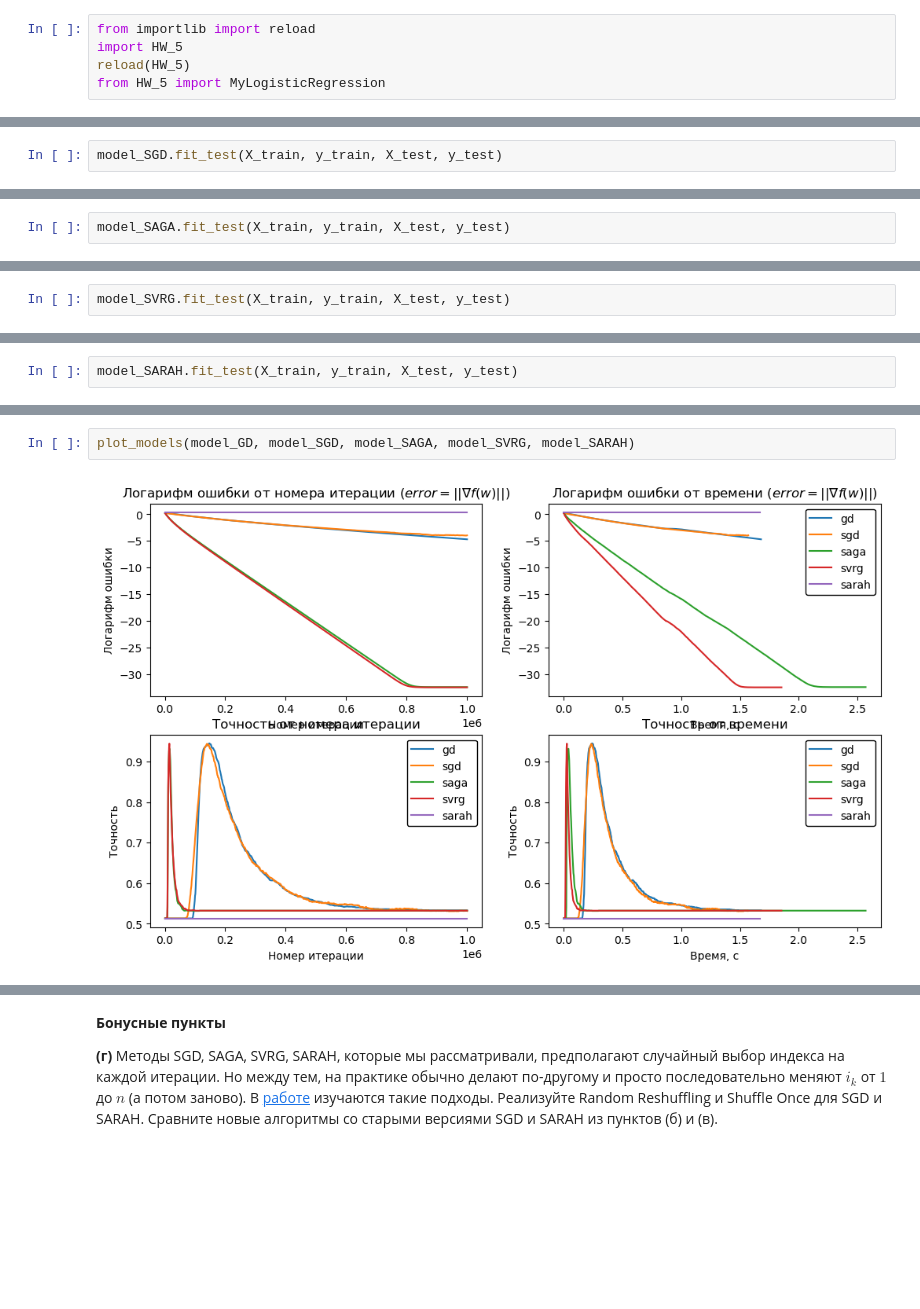
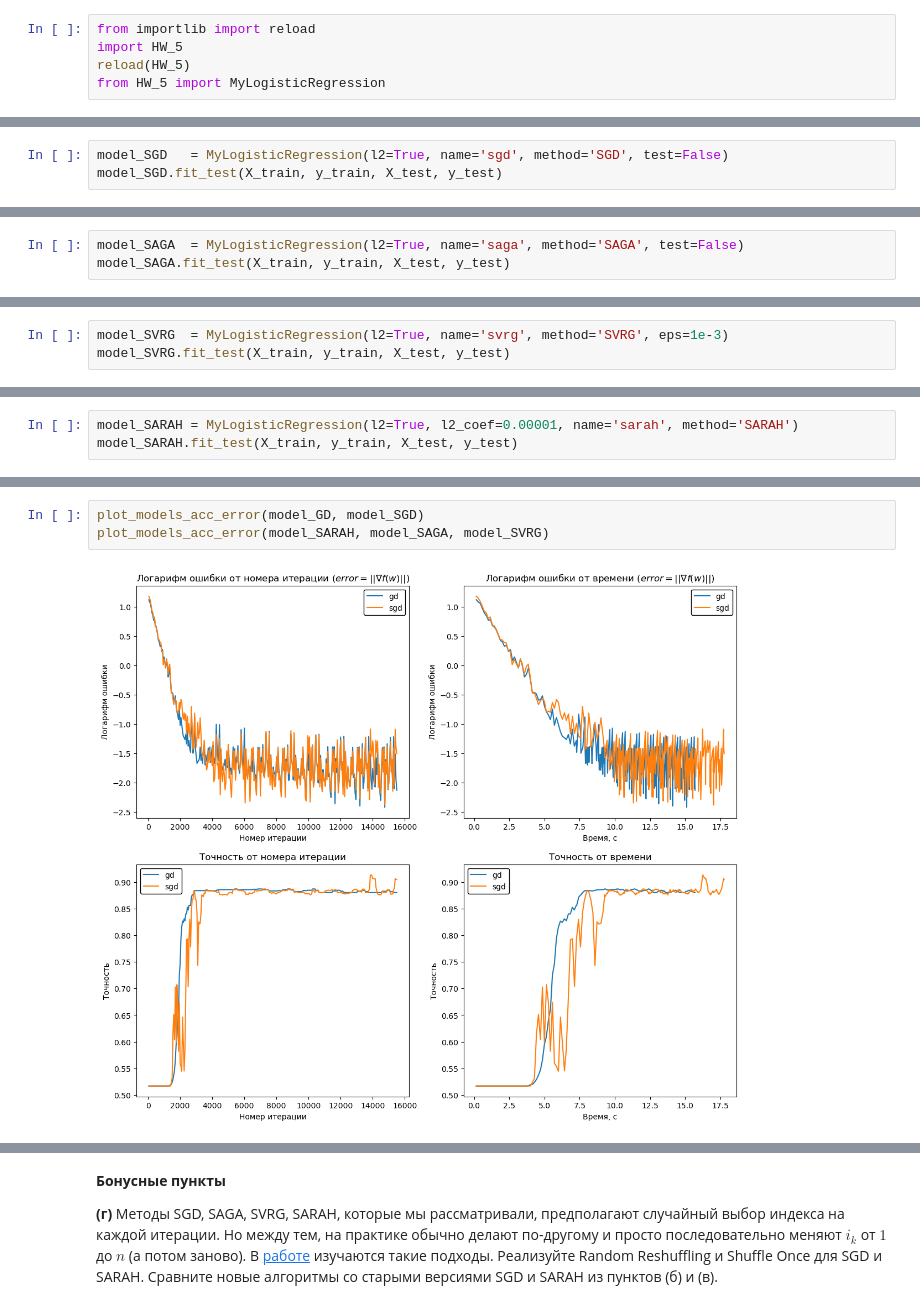
Before and after one commit to kreininmv/Applied-optimization, a Jupyter notebook: Homework/Kreinin_Matvei_Optimization_HW_5.ipynb, the cells around one changed output, grey strips where cells are left out. Drawn from its saved outputs; the diff is of its cells as text; blank space fills up the shorter version.

Commit message:
svrg, sarah and saga do not work, I will fix it next commit. I hope

```diff
--- a/Homework/Kreinin_Matvei_Optimization_HW_5.ipynb
+++ b/Homework/Kreinin_Matvei_Optimization_HW_5.ipynb
@@ -313,2 +284,3 @@ model_GD.fit_test(X_train, y_train, X_test, y_test)
 # %%
+model_SGD   = MyLogisticRegression(l2=True, name='sgd', method='SGD', test=False)
 model_SGD.fit_test(X_train, y_train, X_test, y_test)
@@ -317,2 +287,3 @@ model_SGD.fit_test(X_train, y_train, X_test, y_test)
 # %%
+model_SAGA  = MyLogisticRegression(l2=True, name='saga', method='SAGA', test=False)
 model_SAGA.fit_test(X_train, y_train, X_test, y_test)
@@ -321,2 +290,3 @@ model_SAGA.fit_test(X_train, y_train, X_test, y_test)
 # %%
+model_SVRG  = MyLogisticRegression(l2=True, name='svrg', method='SVRG', eps=1e-3)
 model_SVRG.fit_test(X_train, y_train, X_test, y_test)
@@ -325,2 +293,3 @@ model_SVRG.fit_test(X_train, y_train, X_test, y_test)
 # %%
+model_SARAH = MyLogisticRegression(l2=True, l2_coef=0.00001, name='sarah', method='SARAH')
 model_SARAH.fit_test(X_train, y_train, X_test, y_test)
@@ -382,4 +296,5 @@ def plot_models(*args):
 # %%
-plot_models(model_GD, model_SGD, model_SAGA, model_SVRG, model_SARAH)
+plot_models_acc_error(model_GD, model_SGD)
+plot_models_acc_error(model_SARAH, model_SAGA, model_SVRG)
 # %% [output]
-[figure, old version]
+[figure, new version]
```
Also changed, not shown: parts of 20 cells of this notebook, 2 other files.
